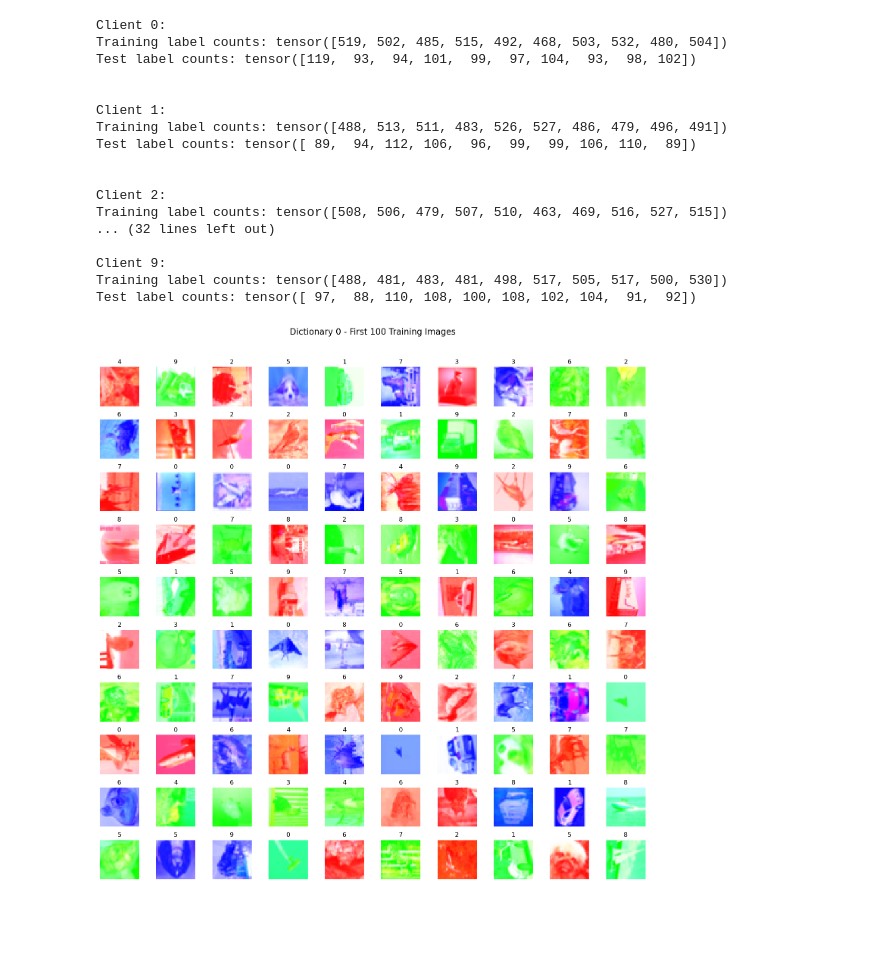
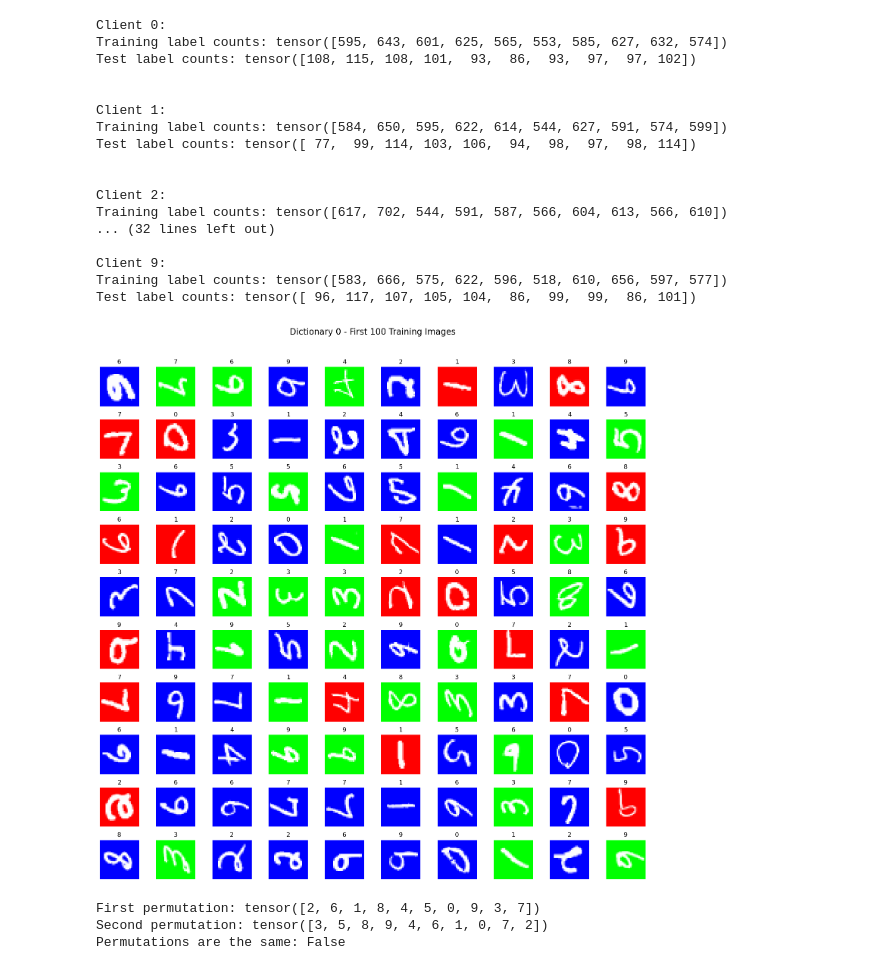
Before and after one commit to alfredoLimo/cfl_maggio, a Jupyter notebook: test0530.ipynb, the cells around one changed output. Saved outputs shown, nothing was run; the diff lists cells and outputs as text; code cells hidden in the pictures; blank space fills up the shorter version.

```diff
--- a/test0530.ipynb
+++ b/test0530.ipynb
@@ -566,5 +624,5 @@ def split_label_skew(
 # %%
-train_features, train_labels, test_features, test_labels = load_full_datasets("CIFAR10")
+train_features, train_labels, test_features, test_labels = load_full_datasets("MNIST")
 rearranged_data = split_feature_skew(
     train_features, train_labels, test_features, test_labels, client_number=10, set_rotation=True,
     rotations=4, scaling_rotation_low=0.5, scaling_rotation_high=1, set_color=True, colors=3, scaling_color_low=0.1, scaling_color_high=1, random_order=True, show_distribution = True)
@@ -647,21 +650,44 @@ def process_data(
 # %%
-process_data(rearranged_data, plot_indices=[0])
+draw_split_statistic(rearranged_data, plot_indices=[0])
 # %% [output]
 Client 0:
-Training label counts: tensor([519, 502, 485, 515, 492, 468, 503, 532, 480, 504])
-Test label counts: tensor([119,  93,  94, 101,  99,  97, 104,  93,  98, 102])
+Training label counts: tensor([595, 643, 601, 625, 565, 553, 585, 627, 632, 574])
+Test label counts: tensor([108, 115, 108, 101,  93,  86,  93,  97,  97, 102])
 
 
 Client 1:
-Training label counts: tensor([488, 513, 511, 483, 526, 527, 486, 479, 496, 491])
-Test label counts: tensor([ 89,  94, 112, 106,  96,  99,  99, 106, 110,  89])
+Training label counts: tensor([584, 650, 595, 622, 614, 544, 627, 591, 574, 599])
+Test label counts: tensor([ 77,  99, 114, 103, 106,  94,  98,  97,  98, 114])
 
 
 Client 2:
-Training label counts: tensor([508, 506, 479, 507, 510, 463, 469, 516, 527, 515])
+Training label counts: tensor([617, 702, 544, 591, 587, 566, 604, 613, 566, 610])
 ... (32 lines left out)
 
 Client 9:
-Training label counts: tensor([488, 481, 483, 481, 498, 517, 505, 517, 500, 530])
-Test label counts: tensor([ 97,  88, 110, 108, 100, 108, 102, 104,  91,  92])
+Training label counts: tensor([583, 666, 575, 622, 596, 518, 610, 656, 597, 577])
+Test label counts: tensor([ 96, 117, 107, 105, 104,  86,  99,  99,  86, 101])
-[figure, old version]
+[figure, new version]
+# %%
+import torch
+
+# Set the random seed
+torch.manual_seed(42)
+
+# Generate a random permutation
+perm1 = torch.randperm(10)
+print("First permutation:", perm1)
+
+# Set the random seed again to the same value
+# torch.manual_seed(42)
+
+# Generate the random permutation again
+perm2 = torch.randperm(10)
+print("Second permutation:", perm2)
+
+# Check if the permutations are the same
+print("Permutations are the same:", torch.equal(perm1, perm2))
+# %% [output]
+First permutation: tensor([2, 6, 1, 8, 4, 5, 0, 9, 3, 7])
+Second permutation: tensor([3, 5, 8, 9, 4, 6, 1, 0, 7, 2])
+Permutations are the same: False
```
Also changed, not shown: parts of 6 cells of this notebook, 1 other file.
